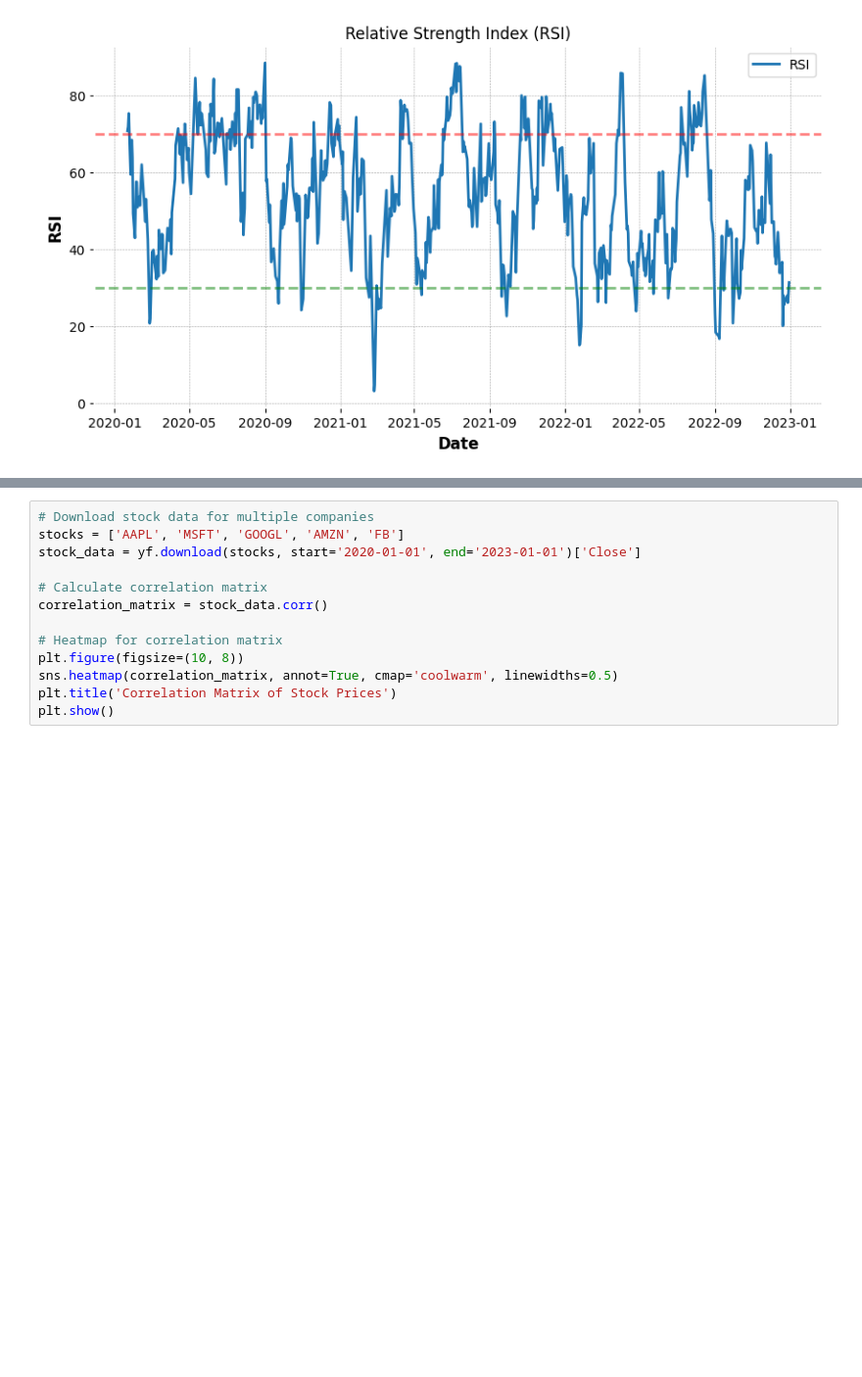
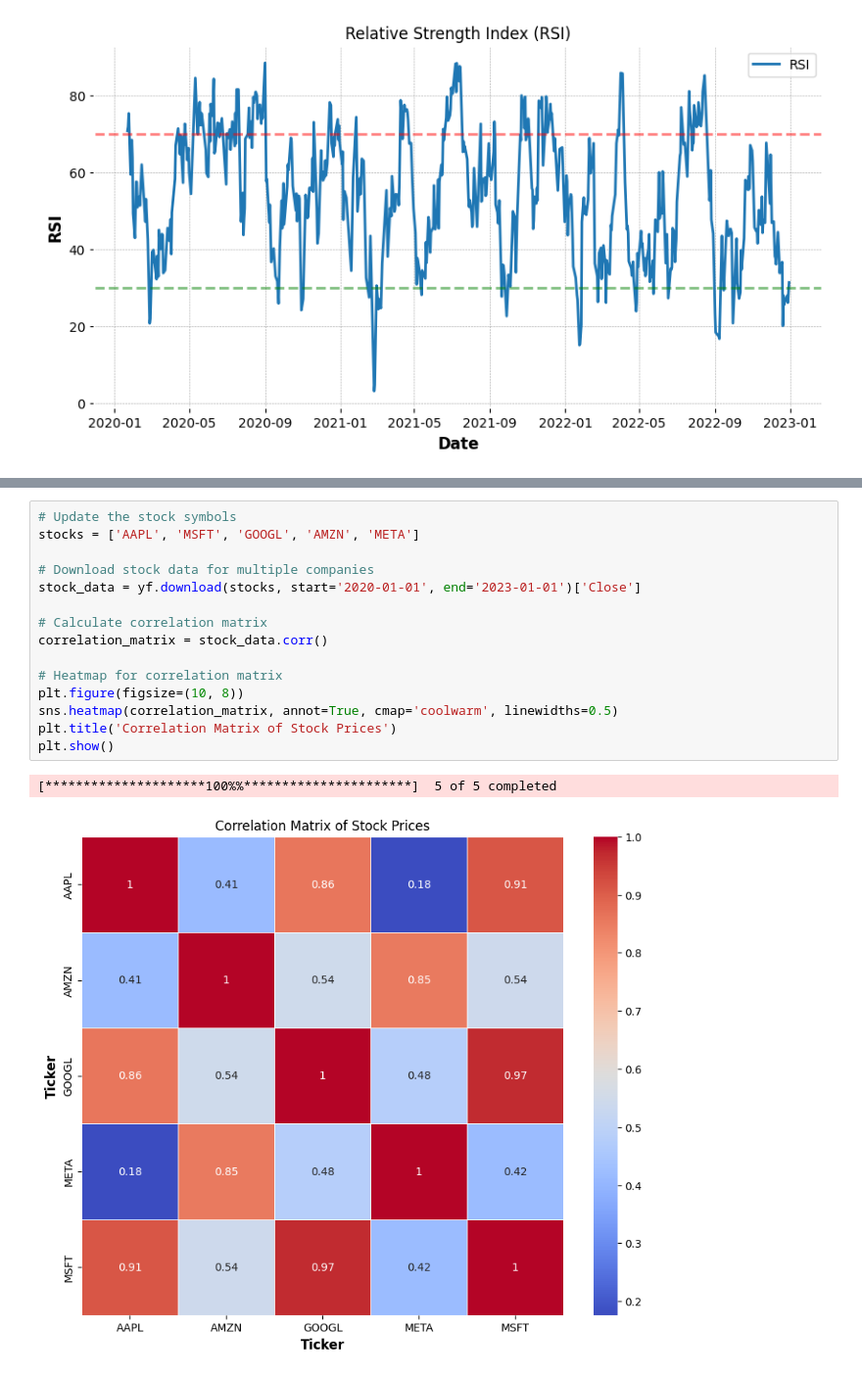
Before and after one commit to luiscunhacsc/finance_python, a Jupyter notebook: 10_Intro_Stock_Analysis.ipynb, the cells around one changed output, grey strips where cells are left out. Shown at 98% size. Cells and saved outputs as stored; diff of their text form; blank space fills up the shorter version.

```diff
--- a/10_Intro_Stock_Analysis.ipynb
+++ b/10_Intro_Stock_Analysis.ipynb
@@ -145,13 +144,18 @@ ValueError: Mime type rendering requires nbformat>=4.2.0 but it is not installed
 # %%
+# Update the stock symbols
+stocks = ['AAPL', 'MSFT', 'GOOGL', 'AMZN', 'META']
+
 # Download stock data for multiple companies
-stocks = ['AAPL', 'MSFT', 'GOOGL', 'AMZN', 'FB']
 stock_data = yf.download(stocks, start='2020-01-01', end='2023-01-01')['Close']
 
 # Calculate correlation matrix
 correlation_matrix = stock_data.corr()
 
 # Heatmap for correlation matrix
 plt.figure(figsize=(10, 8))
 sns.heatmap(correlation_matrix, annot=True, cmap='coolwarm', linewidths=0.5)
 plt.title('Correlation Matrix of Stock Prices')
 plt.show()
+# %% [output]
+[*********************100%%**********************]  5 of 5 completed
+[figure, added]
```
Also changed, not shown: parts of 5 cells of this notebook.
